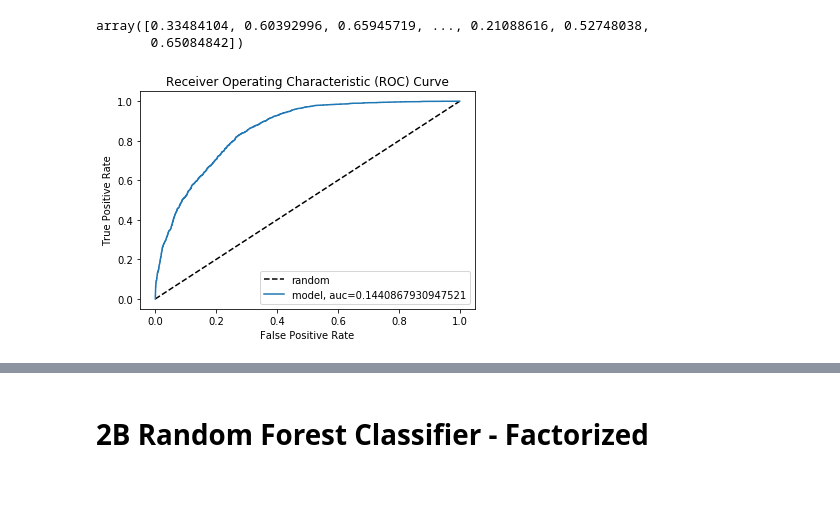
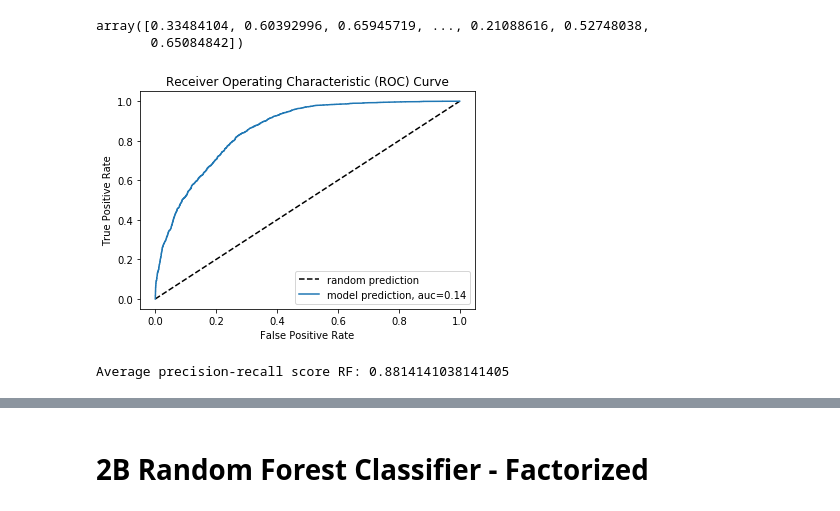
Before and after one commit to JayWang64/SpringboardDS, a Jupyter notebook: _Capstone 2/Report 2/notebooks/capstone project 2 - part 3 - machine learning model.ipynb, the cells around one changed output, grey strips where cells are left out. Drawn from its saved outputs; the diff is of its cells as text; code cells hidden in the pictures.

```diff
--- a/_Capstone 2/Report 2/notebooks/capstone project 2 - part 3 - machine learning model.ipynb
+++ b/_Capstone 2/Report 2/notebooks/capstone project 2 - part 3 - machine learning model.ipynb
@@ -329,18 +383,25 @@ array([0.33484104, 0.60392996, 0.65945719, ..., 0.21088616, 0.52748038,
 # %%
 # Compute predicted probabilities: y_pred_prob
 y_pred_prob = rfc.predict_proba(X_test)[:,0]
 
 # Generate ROC curve values: fpr, tpr, thresholds
 fpr, tpr, thresholds = roc_curve(y_true=y_test, y_score=y_pred_prob, pos_label='functional')
 
 # Plot ROC curve
-plt.plot([0, 1], [0, 1], 'k--', label='random')
+plt.plot([0, 1], [0, 1], 'k--', label='random prediction')
 # plt.plot(fpr, tpr, label="model")
-plt.plot(fpr, tpr, label="model, auc="+str(auc))
+plt.plot(fpr, tpr, label="model prediction, auc="+str(round(auc, 2)))
 plt.legend(loc=4)
 plt.xlabel('False Positive Rate')
 plt.ylabel('True Positive Rate')
 plt.title('Receiver Operating Characteristic (ROC) Curve')
 plt.show()
 # %% [output]
-[figure, old version]
+[figure, new version]
+# %%
+from sklearn.metrics import average_precision_score, auc, roc_curve, precision_recall_curve
+average_precision = average_precision_score(y_test, y_pred_prob, pos_label='functional')
+
+print('Average precision-recall score RF: {}'.format(average_precision))
+# %% [output]
+Average precision-recall score RF: 0.8814141038141405
```
Also changed, not shown: parts of 16 cells of this notebook, 2 other files.
